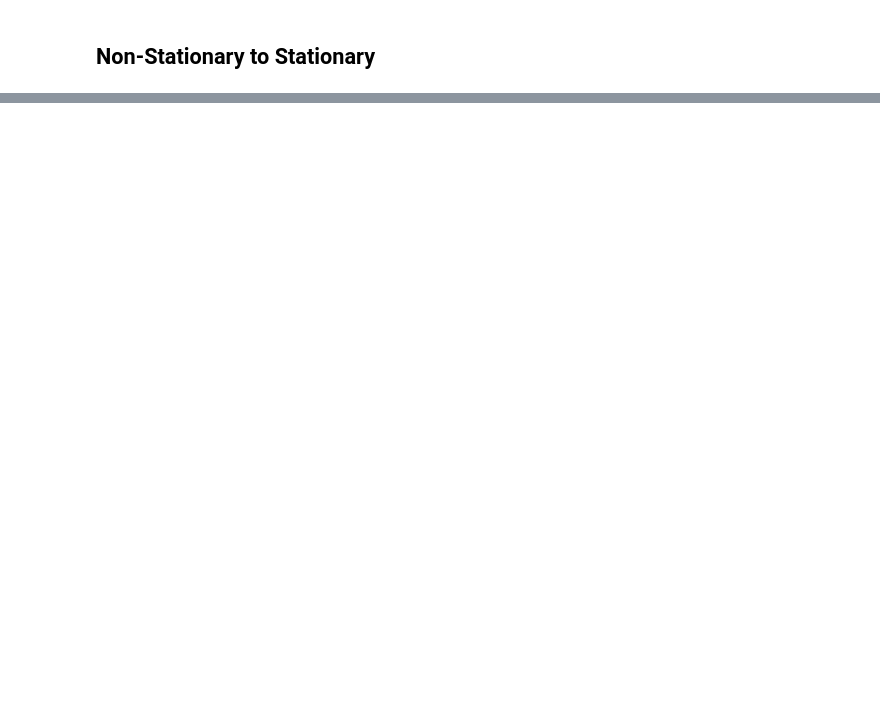
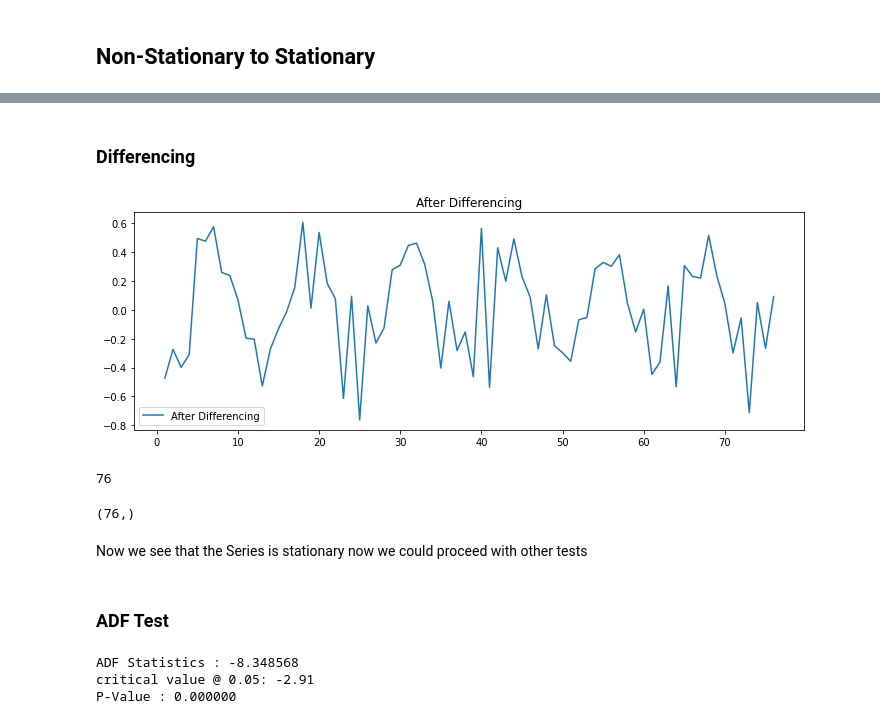
Before and after one commit to SRG08/Time-Series-Analysis, a Jupyter notebook: Time_Series_Analysis.ipynb, the cells around one changed output, grey strips where cells are left out. Saved outputs shown, nothing was run; the diff lists cells and outputs as text; code cells hidden in the pictures; blank space fills up the shorter version.

```diff
--- a/Time_Series_Analysis.ipynb
+++ b/Time_Series_Analysis.ipynb
@@ -301,0 +342,37 @@ P-Value : 0.010000
+# %% [markdown]
+### Differencing
+# %%
+data_boxcox_diff = pd.Series(data_boxcox - data_boxcox.shift(), index=data_boxcox.index)
+data_boxcox_diff.dropna(inplace=True)
+plt.figure(figsize=(12,4))
+plt.plot(data_boxcox_diff, label ="After Differencing")
+plt.legend(loc="best")
+plt.title('After Differencing')
+plt.show()
+# %% [output]
+[figure, added]
+# %%
+len(data_boxcox_diff)
+# %% [output]
+76
+# %%
+data_boxcox_diff.shape
+# %% [output]
+(76,)
+# %% [markdown]
+Now we see that the Series is stationary now we could proceed with other tests
+# %% [markdown]
+### ADF Test
+# %%
+from statsmodels.tsa.stattools import adfuller
+data_boxcox_diff_adf_test = data_boxcox_diff.copy()
+data_boxcox_test = adfuller(data_boxcox_diff_adf_test)
+data_boxcox_test
+
+print('ADF Statistics : %f' % data_boxcox_test[0])
+print('critical value @ 0.05: %.2f' % data_boxcox_test[4]['5%'])
+print('P-Value : %f'  %data_boxcox_test[1])
+# %% [output]
+ADF Statistics : -8.348568
+critical value @ 0.05: -2.91
+P-Value : 0.000000
```
Also changed, not shown: parts of 33 cells of this notebook.
